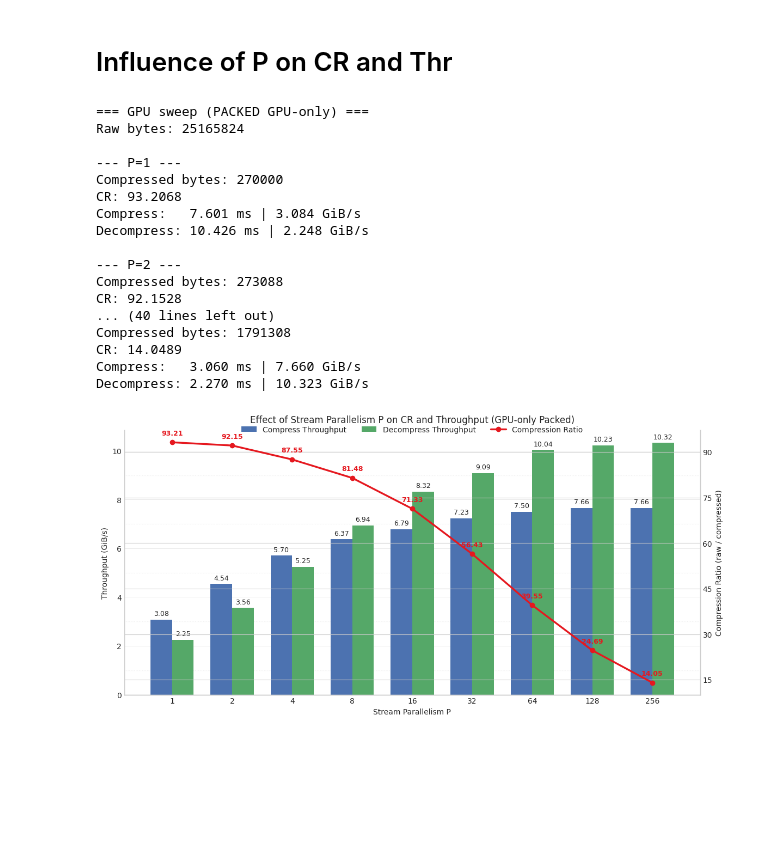
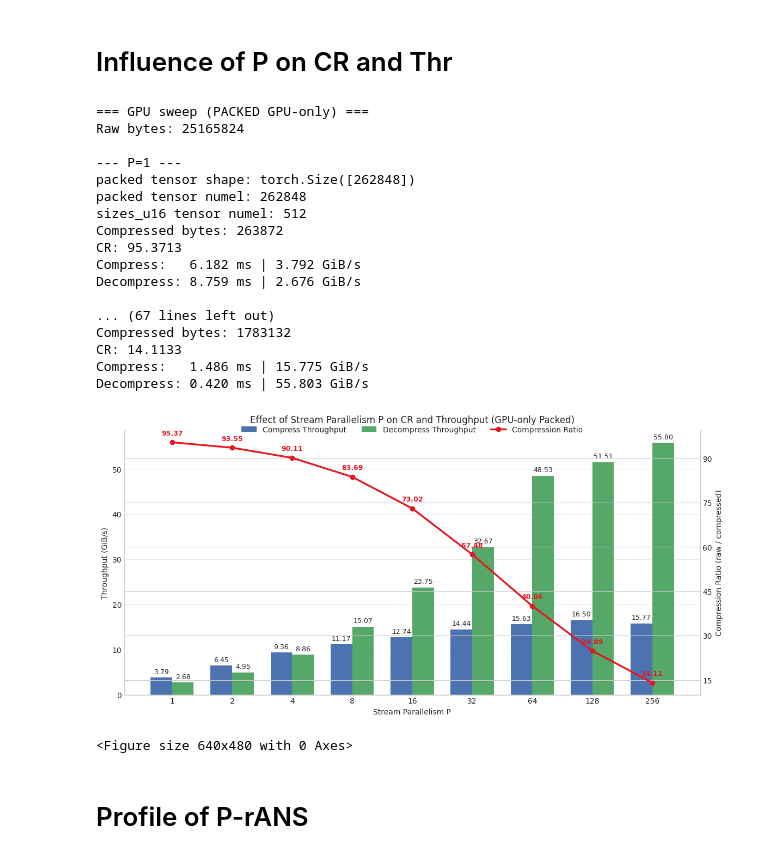
Before and after one commit to WenjingHuangHPC/CompressAI-Science, a Jupyter notebook: examples/CompressAI-Science Inference Demo.ipynb, the cells around one changed output. Saved outputs shown, nothing was run; the diff lists cells and outputs as text; code cells hidden in the pictures; blank space fills up the shorter version.

Commit message:
opti P-control GPU-rANS

```diff
--- a/examples/CompressAI-Science Inference Demo.ipynb
+++ b/examples/CompressAI-Science Inference Demo.ipynb
@@ -423,7 +423,10 @@ def time_gpu(fn, iters=20, warmup=10):
 def packed_total_bytes(packed) -> int:
     # packed.sizes: CUDA int32 [B]
     # 读回一个标量（这一步只影响统计/打印，不影响 coder 吞吐）
-    return int(packed.sizes.sum().item())
+    print("packed tensor shape:", packed.packed.shape)
+    print("packed tensor numel:", packed.packed.numel())
+    print("sizes_u16 tensor numel:", packed.sizes_u16.numel())
+    return int(packed.packed.numel() + packed.sizes_u16.numel() * packed.sizes_u16.element_size())
 
 
 def run():
@@ -554,43 +557,47 @@ def run():
             f"{cr:.2f}",
             xy=(xi, cr),
             xytext=(0, 9.5),
             textcoords="offset points",
             ha="center",
             fontsize=9,
             fontweight="bold",
             color=color_cr,
         )
 
     ax1.set_title("Effect of Stream Parallelism P on CR and Throughput (GPU-only Packed)", pad=10)
 
     h1, l1 = ax1.get_legend_handles_labels()
     h2, l2 = ax2.get_legend_handles_labels()
     fig.legend(h1 + h2, l1 + l2, loc="upper center", ncol=3, frameon=False, bbox_to_anchor=(0.5, 0.98))
 
     for ax in (ax1, ax2):
         ax.spines["top"].set_visible(False)
 
     plt.show()
+    plt.savefig("/hwj/project/CompressAI-Science/assets/P-control.png", dpi=300)
 
 
 if __name__ == "__main__":
     run()
 # %% [output]
 === GPU sweep (PACKED GPU-only) ===
 Raw bytes: 25165824
 
 --- P=1 ---
-Compressed bytes: 270000
-CR: 93.2068
-Compress:   7.601 ms | 3.084 GiB/s
-Decompress: 10.426 ms | 2.248 GiB/s
+packed tensor shape: torch.Size([262848])
+packed tensor numel: 262848
+sizes_u16 tensor numel: 512
+Compressed bytes: 263872
+CR: 95.3713
+Compress:   6.182 ms | 3.792 GiB/s
+Decompress: 8.759 ms | 2.676 GiB/s
 
---- P=2 ---
-Compressed bytes: 273088
-CR: 92.1528
-... (40 lines left out)
-Compressed bytes: 1791308
-CR: 14.0489
-Compress:   3.060 ms | 7.660 GiB/s
-Decompress: 2.270 ms | 10.323 GiB/s
+... (67 lines left out)
+Compressed bytes: 1783132
+CR: 14.1133
+Compress:   1.486 ms | 15.775 GiB/s
+Decompress: 0.420 ms | 55.803 GiB/s
-[figure, old version]
+[figure, new version]
+<Figure size 640x480 with 0 Axes>
+# %% [markdown]
+# Profile of P-rANS
```
Also changed, not shown: parts of 1 cell of this notebook, 6 other files.
